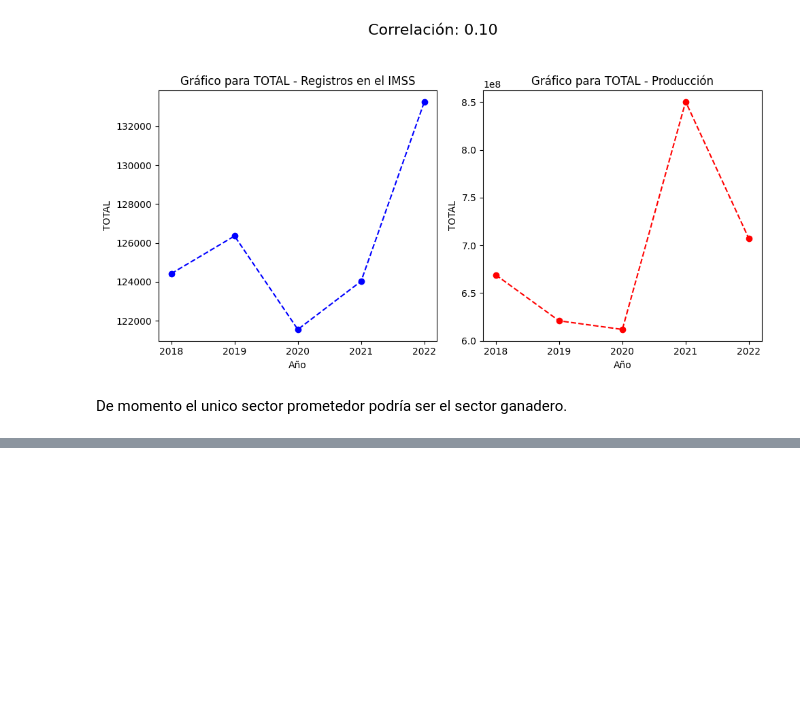
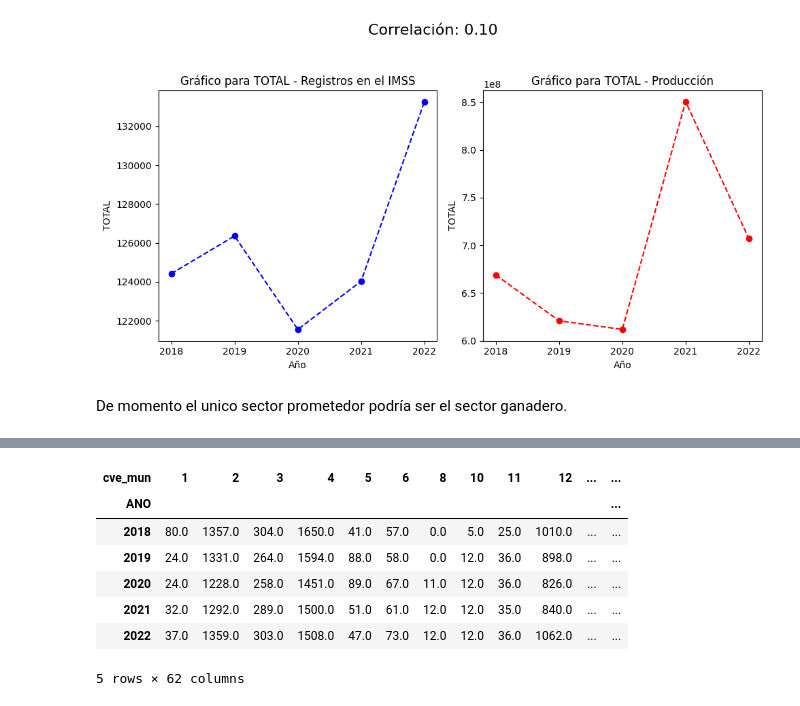
Before and after one commit to empleo-inducido/Trabajos_Generados, a Jupyter notebook: eda.ipynb, the cells around one changed output, grey strips where cells are left out. Cells and saved outputs as stored; diff of their text form; code cells hidden in the pictures; blank space fills up the shorter version.

```diff
--- a/eda.ipynb
+++ b/eda.ipynb
@@ -395,0 +410,20 @@ De momento el unico sector prometedor podría ser el sector ganadero.
+# %%
+claves_df = pd.read_csv('diccionarios\cvemun.csv', names=['cve_mun', 'municipio'])
+
+df_imss['municipio'] = df_imss['municipio'].str.upper()
+claves_df['municipio'] = claves_df['municipio'].str.upper()
+
+df_imss_claves = pd.merge(df_imss, claves_df, on='municipio', how='left')
+# %%
+imss_municipio_anual = df_imss_claves[['ANO','cve_mun']].groupby(['ANO','cve_mun'])['cve_mun'].count()
+imss_municipio_anual = imss_municipio_anual.unstack().fillna(0)
+imss_municipio_anual
+# %% [output]
+| cve_mun | 1 | 2 | 3 | 4 | 5 | 6 | 8 | 10 | 11 | 12 | ... | ... |
+| ANO |  |  |  |  |  |  |  |  |  |  |  | ... |
+| 2018 | 80.0 | 1357.0 | 304.0 | 1650.0 | 41.0 | 57.0 | 0.0 | 5.0 | 25.0 | 1010.0 | ... | ... |
+| 2019 | 24.0 | 1331.0 | 264.0 | 1594.0 | 88.0 | 58.0 | 0.0 | 12.0 | 36.0 | 898.0 | ... | ... |
+| 2020 | 24.0 | 1228.0 | 258.0 | 1451.0 | 89.0 | 67.0 | 11.0 | 12.0 | 36.0 | 826.0 | ... | ... |
+| 2021 | 32.0 | 1292.0 | 289.0 | 1500.0 | 51.0 | 61.0 | 12.0 | 12.0 | 35.0 | 840.0 | ... | ... |
+| 2022 | 37.0 | 1359.0 | 303.0 | 1508.0 | 47.0 | 73.0 | 12.0 | 12.0 | 36.0 | 1062.0 | ... | ... |
+5 rows × 62 columns
```
Also changed, not shown: parts of 7 cells of this notebook, 1 other file.
